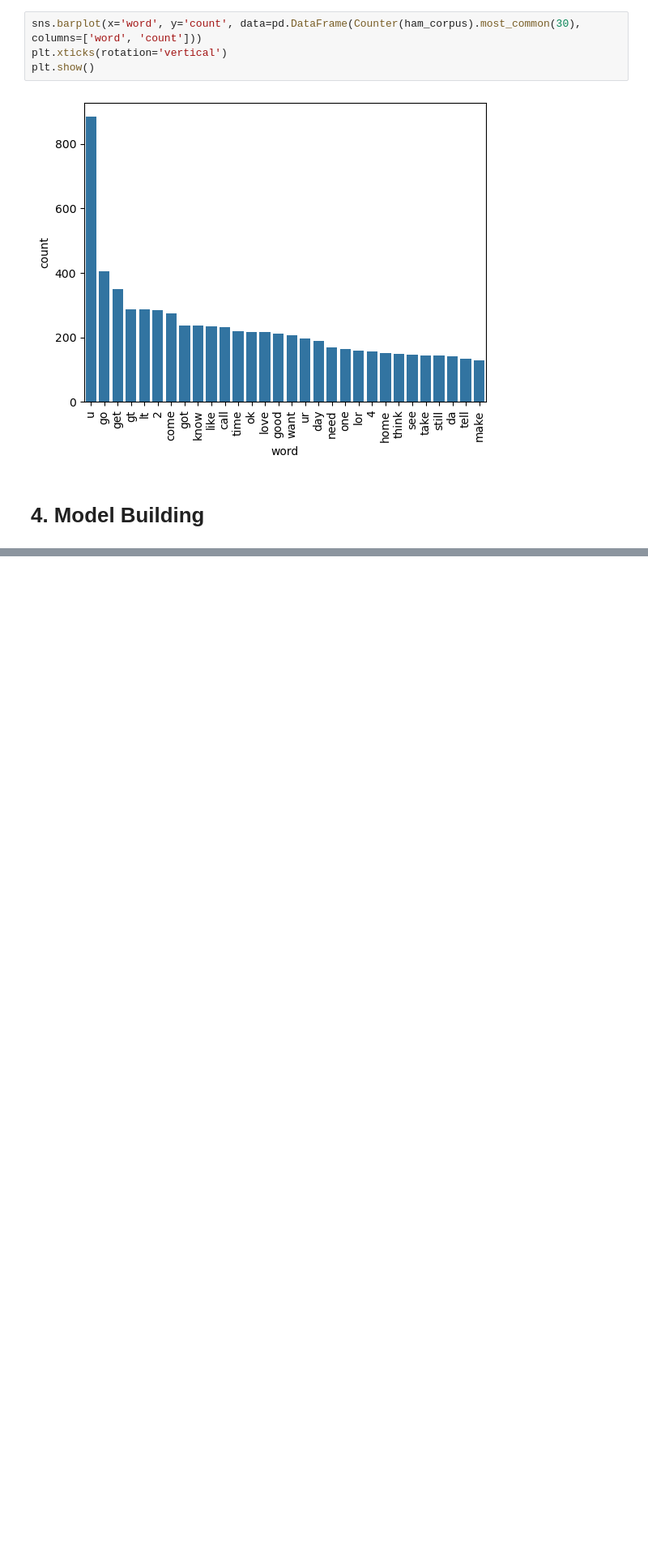
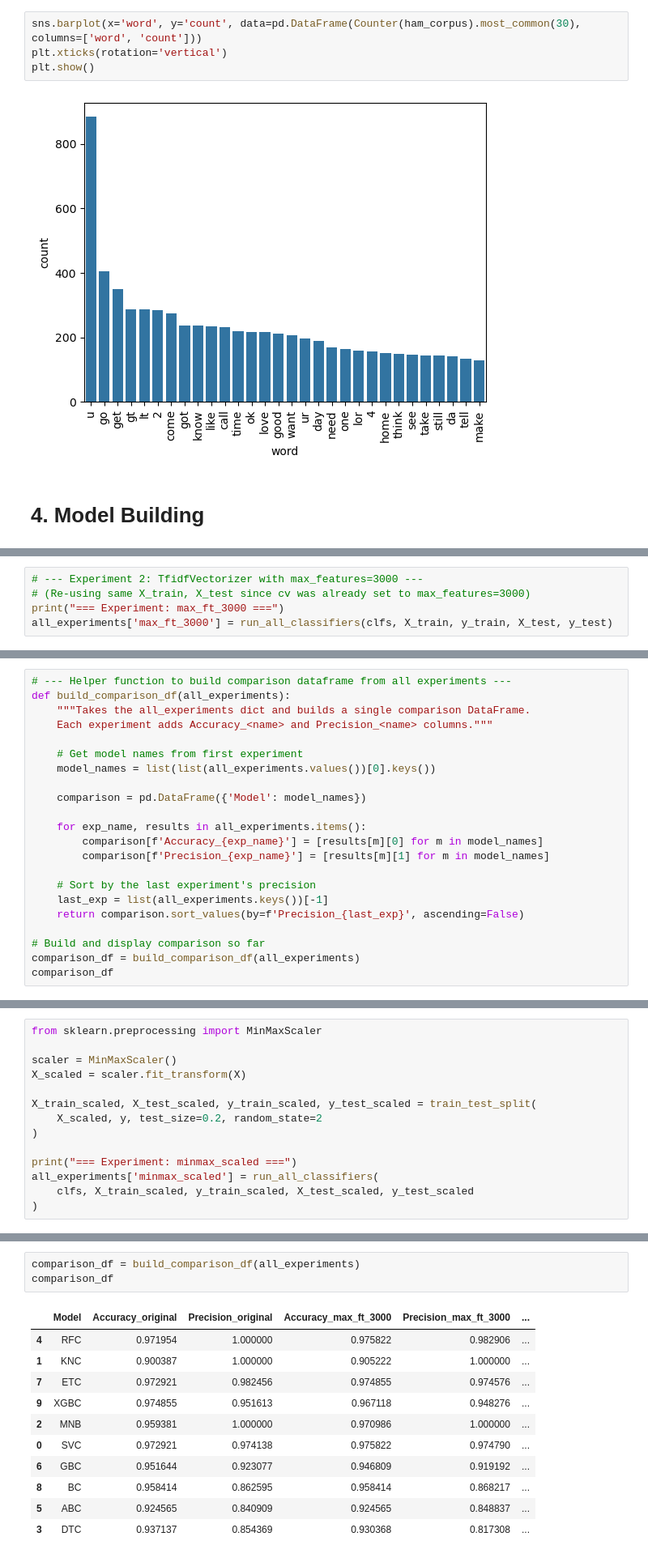
Before and after one commit to irtazafayaz/sms-spam-detection, a Jupyter notebook: notebooks/exploration.ipynb, the cells around one changed output, grey strips where cells are left out. Shown at 81% size. Drawn from its saved outputs; the diff is of its cells as text; blank space fills up the shorter version.

Commit message:
Increase the precision and accuracy using various techniques.

```diff
--- a/notebooks/exploration.ipynb
+++ b/notebooks/exploration.ipynb
@@ -317,0 +456,5 @@ plt.show()
+# %%
+# --- Experiment 2: TfidfVectorizer with max_features=3000 ---
+# (Re-using same X_train, X_test since cv was already set to max_features=3000)
+print("=== Experiment: max_ft_3000 ===")
+all_experiments['max_ft_3000'] = run_all_classifiers(clfs, X_train, y_train, X_test, y_test)
@@ -317,0 +473,22 @@ plt.show()
+# %%
+# --- Helper function to build comparison dataframe from all experiments ---
+def build_comparison_df(all_experiments):
+    """Takes the all_experiments dict and builds a single comparison DataFrame.
+    Each experiment adds Accuracy_<name> and Precision_<name> columns."""
+
+    # Get model names from first experiment
+    model_names = list(list(all_experiments.values())[0].keys())
+
+    comparison = pd.DataFrame({'Model': model_names})
+
+    for exp_name, results in all_experiments.items():
+        comparison[f'Accuracy_{exp_name}'] = [results[m][0] for m in model_names]
+        comparison[f'Precision_{exp_name}'] = [results[m][1] for m in model_names]
+
+    # Sort by the last experiment's precision
+    last_exp = list(all_experiments.keys())[-1]
+    return comparison.sort_values(by=f'Precision_{last_exp}', ascending=False)
+
+# Build and display comparison so far
+comparison_df = build_comparison_df(all_experiments)
+comparison_df
@@ -317,0 +509,14 @@ plt.show()
+# %%
+from sklearn.preprocessing import MinMaxScaler
+
+scaler = MinMaxScaler()
+X_scaled = scaler.fit_transform(X)
+
+X_train_scaled, X_test_scaled, y_train_scaled, y_test_scaled = train_test_split(
+    X_scaled, y, test_size=0.2, random_state=2
+)
+
+print("=== Experiment: minmax_scaled ===")
+all_experiments['minmax_scaled'] = run_all_classifiers(
+    clfs, X_train_scaled, y_train_scaled, X_test_scaled, y_test_scaled
+)
@@ -317,0 +535,15 @@ plt.show()
+# %%
+comparison_df = build_comparison_df(all_experiments)
+comparison_df
+# %% [output]
+|  | Model | Accuracy_original | Precision_original | Accuracy_max_ft_3000 | Precision_max_ft_3000 | ... |
+| 4 | RFC | 0.971954 | 1.000000 | 0.975822 | 0.982906 | ... |
+| 1 | KNC | 0.900387 | 1.000000 | 0.905222 | 1.000000 | ... |
+| 7 | ETC | 0.972921 | 0.982456 | 0.974855 | 0.974576 | ... |
+| 9 | XGBC | 0.974855 | 0.951613 | 0.967118 | 0.948276 | ... |
+| 2 | MNB | 0.959381 | 1.000000 | 0.970986 | 1.000000 | ... |
+| 0 | SVC | 0.972921 | 0.974138 | 0.975822 | 0.974790 | ... |
+| 6 | GBC | 0.951644 | 0.923077 | 0.946809 | 0.919192 | ... |
+| 8 | BC | 0.958414 | 0.862595 | 0.958414 | 0.868217 | ... |
+| 5 | ABC | 0.924565 | 0.840909 | 0.924565 | 0.848837 | ... |
+| 3 | DTC | 0.937137 | 0.854369 | 0.930368 | 0.817308 | ... |
```
Also changed, not shown: parts of 32 cells of this notebook.
